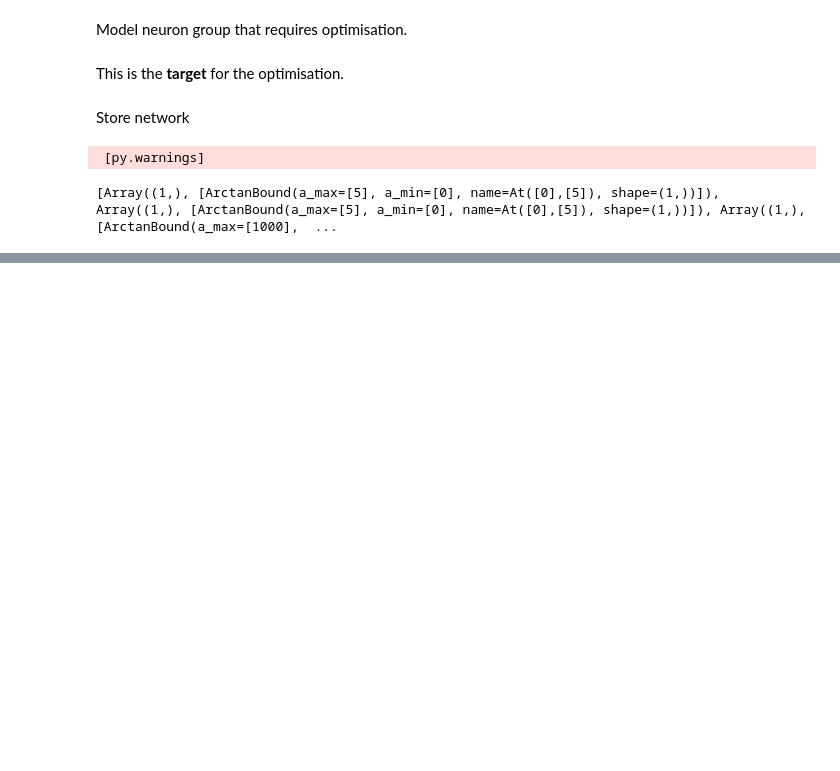
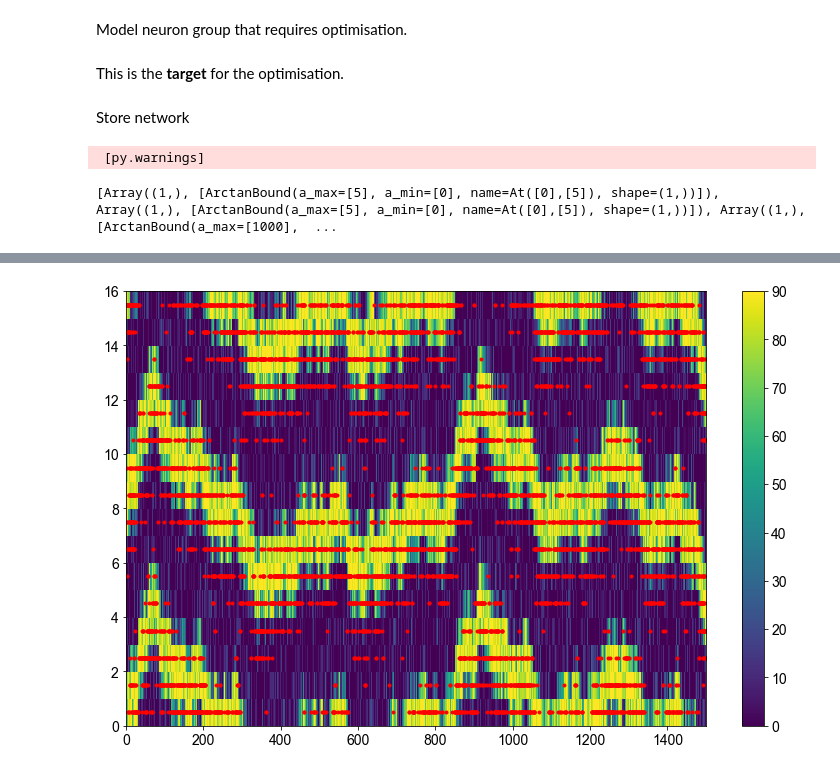
Before and after one commit to filippoferrari/CX_Path_Integration, a Jupyter notebook: notebooks/parameters_tuning_gamma_factor.ipynb, the cells around one changed output, grey strips where cells are left out. Drawn from its saved outputs; the diff is of its cells as text; code cells hidden in the pictures; blank space fills up the shorter version.

```diff
--- a/notebooks/parameters_tuning_gamma_factor.ipynb
+++ b/notebooks/parameters_tuning_gamma_factor.ipynb
@@ -165,0 +174,2 @@ Candidate(args=(2.2607544874580032, 2.293116352177294, 284.7926912211878, 342.76
+# %%
+candidate = optim_min.provide_recommendation()
@@ -165,0 +182,4 @@ Candidate(args=(2.2607544874580032, 2.293116352177294, 284.7926912211878, 342.76
+# %%
+start_scope()
+
+time_step = 20 # ms
@@ -165,0 +189,13 @@ Candidate(args=(2.2607544874580032, 2.293116352177294, 284.7926912211878, 342.76
+# %%
+params_TL2 = neuron_params
+
+params_TL2['tauE'] = candidate.args[0] * ms
+params_TL2['tauI'] = candidate.args[1] * ms
+
+print(params_TL2)
+
+synapses_TL2 = synapses_params
+synapses_TL2['wE'] = candidate.args[2] * nS
+synapses_TL2['wI'] = candidate.args[3] * nS
+
+print(synapses_TL2)
@@ -165,0 +205,9 @@ Candidate(args=(2.2607544874580032, 2.293116352177294, 284.7926912211878, 342.76
+# %%
+# Neuron group
+G_TL2 = nc.generate_neuron_groups(N_TL2, eqs, threshold_eqs, reset_eqs, params_TL2, name='TL2_test')
+
+# Add monitors
+STM_TL2, SPM_TL2 = nc.add_monitors(G_TL2, name='TL2_test')
+
+# Connect heading to TL2
+S_P_HEADING_TL2 = nc.connect_synapses(P_HEADING, G_TL2, W_HEADING_TL2, params=synapses_TL2, model=synapses_model, on_pre=synapses_eqs_ex)
@@ -165,0 +221,4 @@ Candidate(args=(2.2607544874580032, 2.293116352177294, 284.7926912211878, 342.76
+# %%
+cx_spiking.plotting.plot_rate_cx_log_spikes(cx_log.tl2, TL2_spike_rates, SPM_TL2, time_step, figsize=(13,8))
+# %% [output]
+[figure, added]
```
Also changed, not shown: parts of 14 cells of this notebook, 5 other files.
